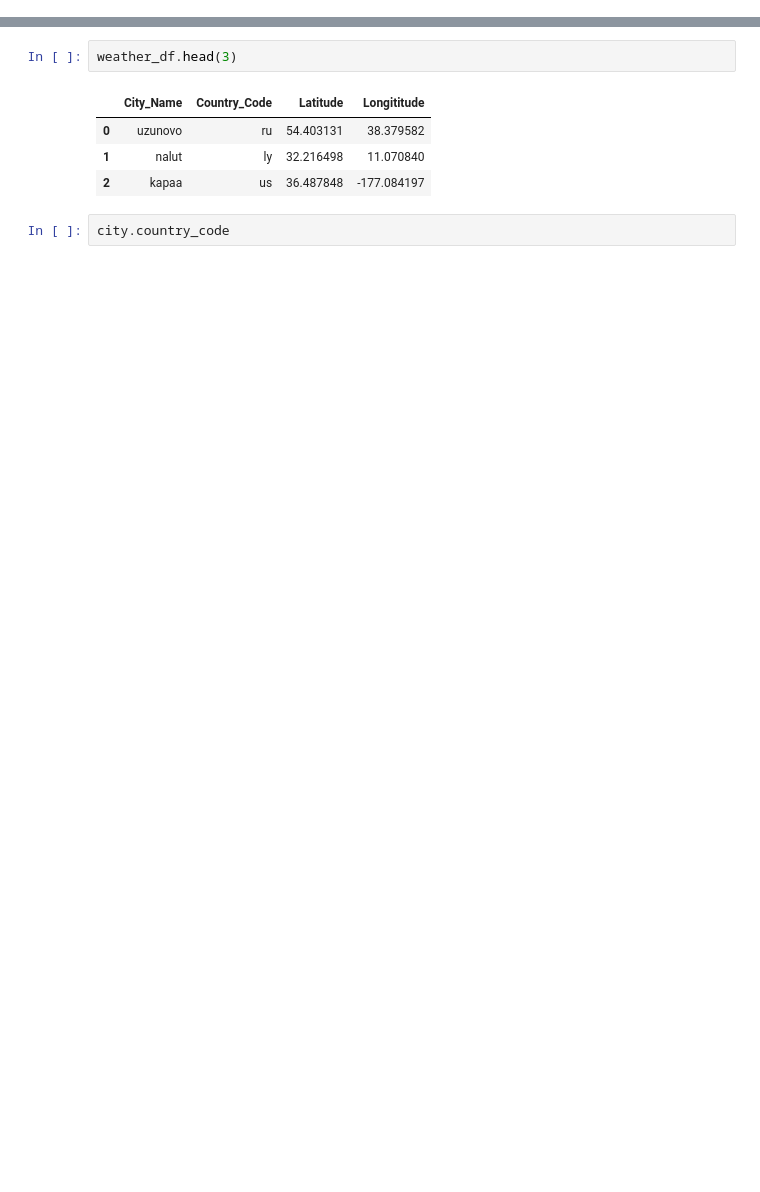
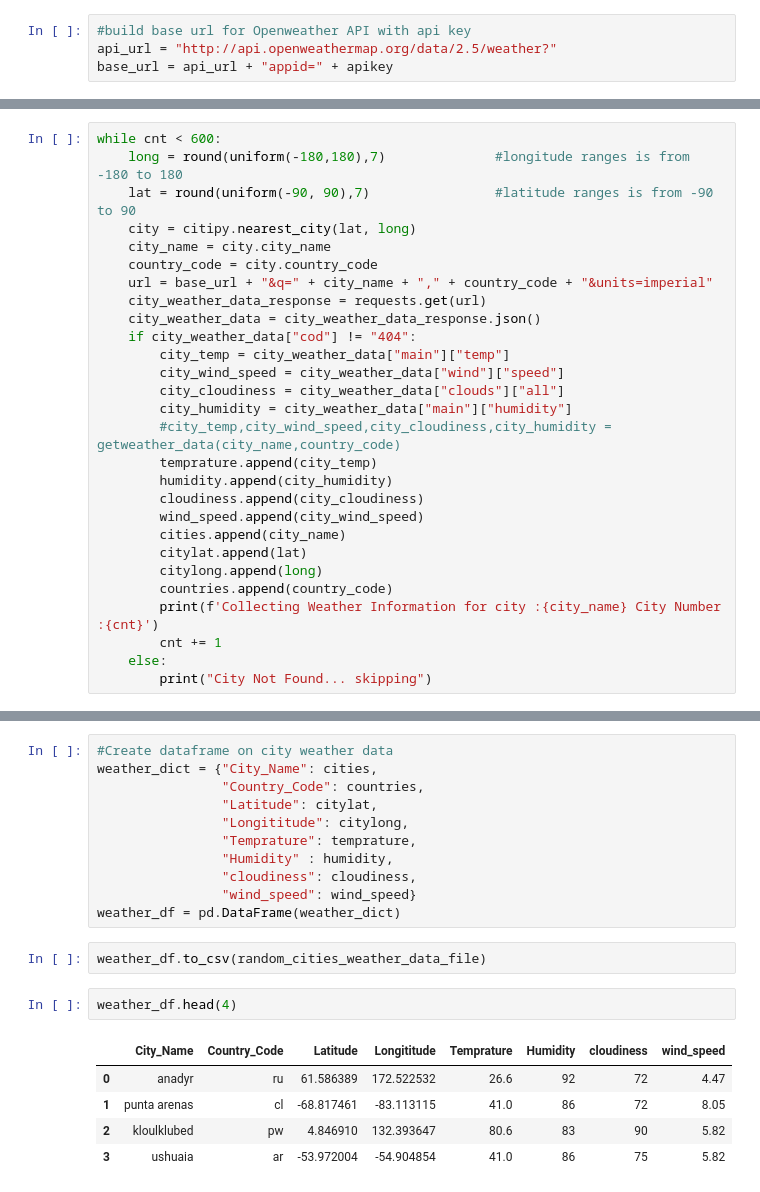
Before and after one commit to pparashar68/python-api-challenge, a Jupyter notebook: WeatherPy/WeatherPy.ipynb, the cells around one changed output, grey strips where cells are left out. Cells and saved outputs as stored; diff of their text form; blank space fills up the shorter version.

```diff
--- a/WeatherPy/WeatherPy.ipynb
+++ b/WeatherPy/WeatherPy.ipynb
@@ -39,0 +23,4 @@ weather_df = pd.DataFrame(weather_dict)
+# %%
+#build base url for Openweather API with api key
+api_url = "http://api.openweathermap.org/data/2.5/weather?"
+base_url = api_url + "appid=" + apikey
@@ -39,0 +37,28 @@ weather_df = pd.DataFrame(weather_dict)
+# %%
+while cnt < 600:
+    long = round(uniform(-180,180),7)              #longitude ranges is from -180 to 180
+    lat = round(uniform(-90, 90),7)                #latitude ranges is from -90 to 90
+    city = citipy.nearest_city(lat, long)
+    city_name = city.city_name
+    country_code = city.country_code
+    url = base_url + "&q=" + city_name + "," + country_code + "&units=imperial"
+    city_weather_data_response = requests.get(url)
+    city_weather_data = city_weather_data_response.json()
+    if city_weather_data["cod"] != "404":
+        city_temp = city_weather_data["main"]["temp"]
+        city_wind_speed = city_weather_data["wind"]["speed"]
+        city_cloudiness = city_weather_data["clouds"]["all"]
+        city_humidity = city_weather_data["main"]["humidity"]
+        #city_temp,city_wind_speed,city_cloudiness,city_humidity = getweather_data(city_name,country_code)
+        temprature.append(city_temp)
+        humidity.append(city_humidity)
+        cloudiness.append(city_cloudiness)
+        wind_speed.append(city_wind_speed)
+        cities.append(city_name)
+        citylat.append(lat)
+        citylong.append(long)
+        countries.append(country_code)
+        print(f'Collecting Weather Information for city :{city_name} City Number :{cnt}')
+        cnt += 1
+    else:
+        print("City Not Found... skipping")
@@ -40,9 +83,21 @@ weather_df = pd.DataFrame(weather_dict)
+# %%
+#Create dataframe on city weather data
+weather_dict = {"City_Name": cities,
+                "Country_Code": countries,
+                "Latitude": citylat,
+                "Longititude": citylong,
+                "Temprature": temprature,
+                "Humidity" : humidity,
+                "cloudiness": cloudiness,
+                "wind_speed": wind_speed}
+weather_df = pd.DataFrame(weather_dict)
+# %%
+weather_df.to_csv(random_cities_weather_data_file)
 # %%
-weather_df.head(3)
+weather_df.head(4)
 # %% [output]
-|  | City_Name | Country_Code | Latitude | Longititude |
-| 0 | uzunovo | ru | 54.403131 | 38.379582 |
-| 1 | nalut | ly | 32.216498 | 11.070840 |
-| 2 | kapaa | us | 36.487848 | -177.084197 |
+|  | City_Name | Country_Code | Latitude | Longititude | Temprature | Humidity | cloudiness | wind_speed |
+| 0 | anadyr | ru | 61.586389 | 172.522532 | 26.6 | 92 | 72 | 4.47 |
+| 1 | punta arenas | cl | -68.817461 | -83.113115 | 41.0 | 86 | 72 | 8.05 |
+| 2 | kloulklubed | pw | 4.846910 | 132.393647 | 80.6 | 83 | 90 | 5.82 |
+| 3 | ushuaia | ar | -53.972004 | -54.904854 | 41.0 | 86 | 75 | 5.82 |
-# %%
-city.country_code
```
Also changed, not shown: parts of 14 cells of this notebook.
